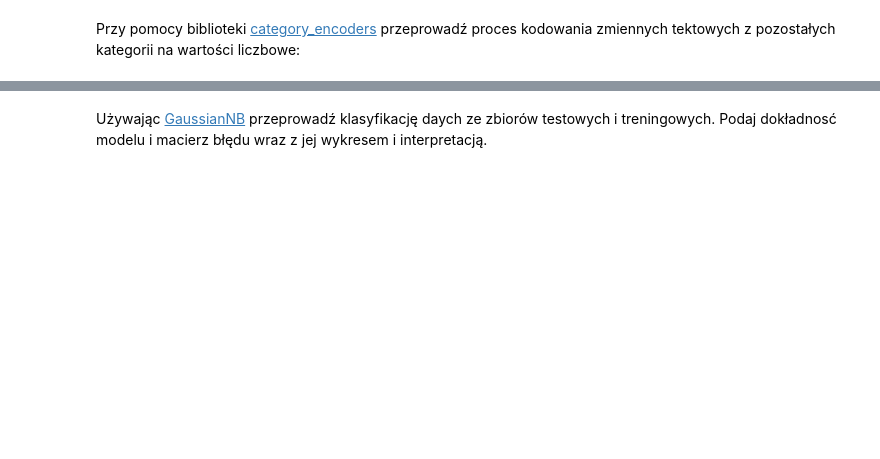
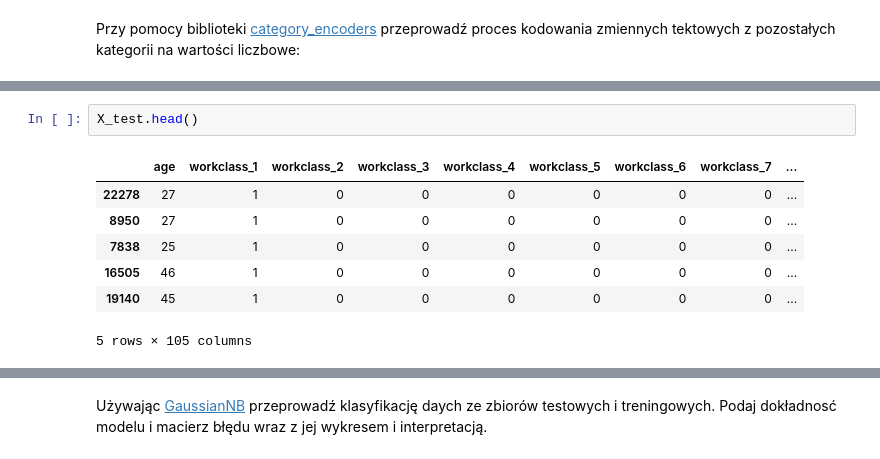
Before and after one commit to Michal-Szmuksta-AGH/Michal_Szmuksta, a Jupyter notebook: L9_Michał_Szmuksta/raport.ipynb, the cells around one changed output, grey strips where cells are left out. Saved outputs shown, nothing was run; the diff lists cells and outputs as text; blank space fills up the shorter version.

```diff
--- a/L9_Michał_Szmuksta/raport.ipynb
+++ b/L9_Michał_Szmuksta/raport.ipynb
@@ -101,0 +172,10 @@ X_test = encoder.transform(X_test)
+# %%
+X_test.head()
+# %% [output]
+|  | age | workclass_1 | workclass_2 | workclass_3 | workclass_4 | workclass_5 | workclass_6 | workclass_7 | ... |
+| 22278 | 27 | 1 | 0 | 0 | 0 | 0 | 0 | 0 | ... |
+| 8950 | 27 | 1 | 0 | 0 | 0 | 0 | 0 | 0 | ... |
+| 7838 | 25 | 1 | 0 | 0 | 0 | 0 | 0 | 0 | ... |
+| 16505 | 46 | 1 | 0 | 0 | 0 | 0 | 0 | 0 | ... |
+| 19140 | 45 | 1 | 0 | 0 | 0 | 0 | 0 | 0 | ... |
+5 rows × 105 columns
```
Also changed, not shown: parts of 46 cells of this notebook.
